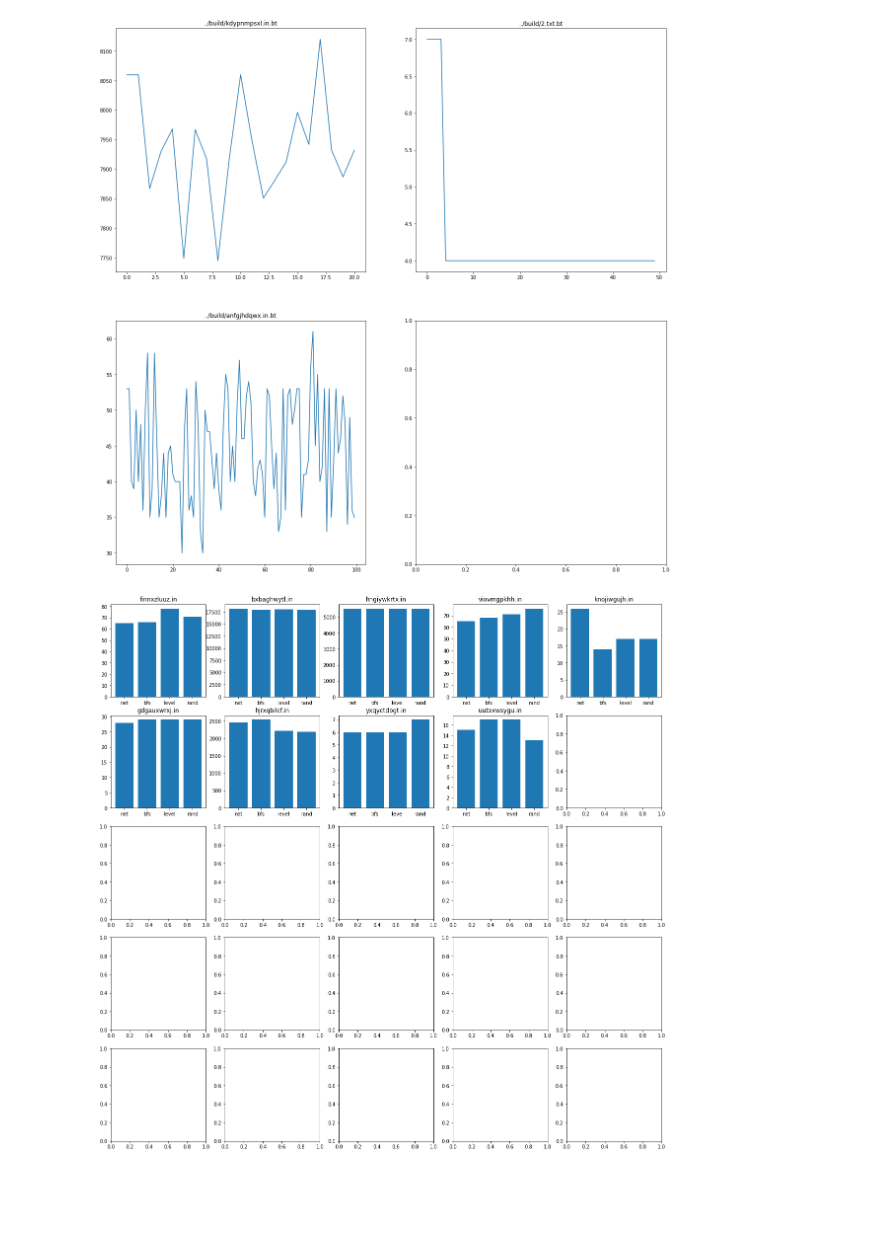
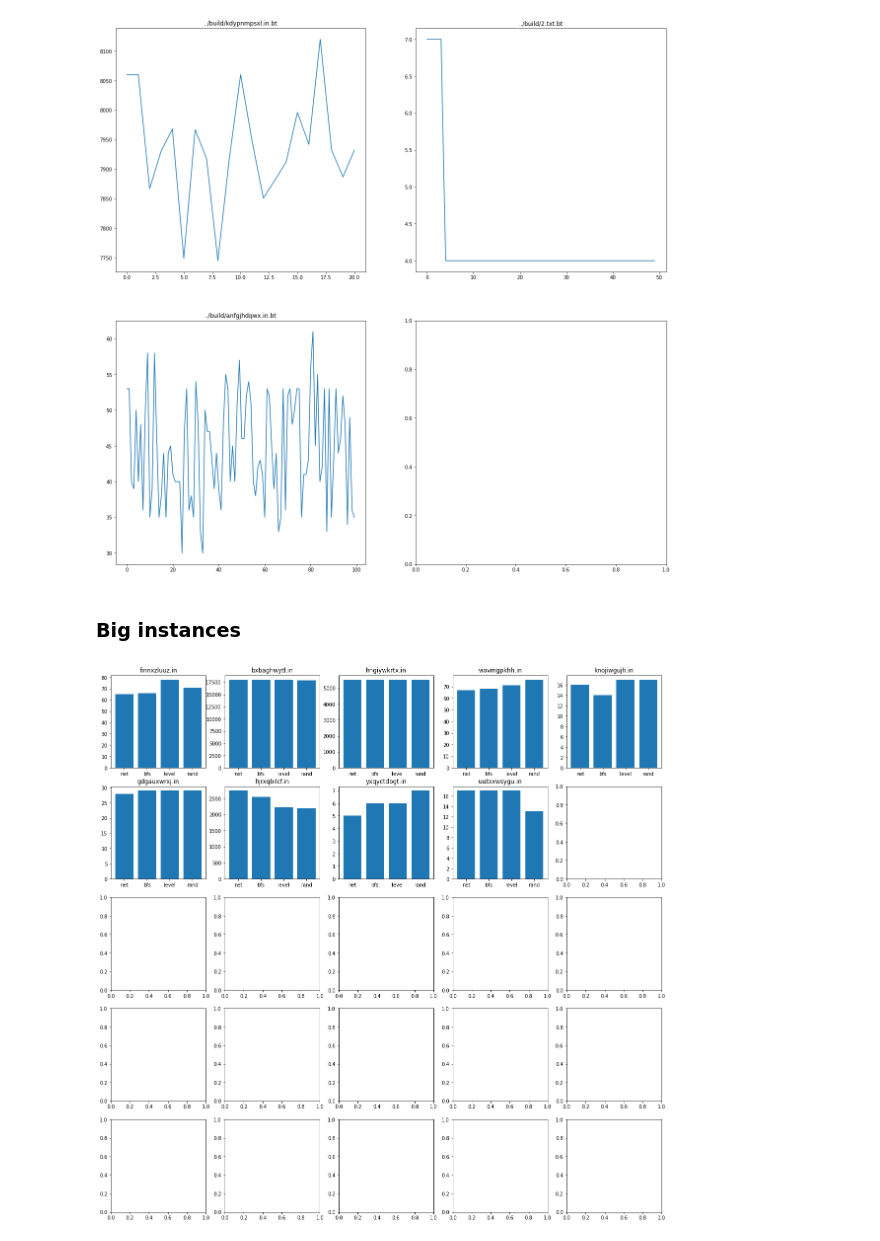
Before and after one commit to ianlienfa/BBGym-RL, a Jupyter notebook: src/eval.ipynb, the cells around one changed output. Cells and saved outputs as stored; diff of their text form; code cells hidden in the pictures; blank space fills up the shorter version.

```diff
--- a/src/eval.ipynb
+++ b/src/eval.ipynb
@@ -142,8 +142,10 @@ def testing(directory_name):
         x += 1
         if x >= size:
             x, y = 0, y+1
+# %% [markdown]
+### Big instances
 # %%
-test_directory_path = "../build/1663914882/"
+test_directory_path = "../build/1664154312/"
 testing(test_directory_path)
 # %% [output]
-[figure, old version]
+[figure, new version]
```
Also changed, not shown: parts of 9 cells of this notebook, 10 other files.
